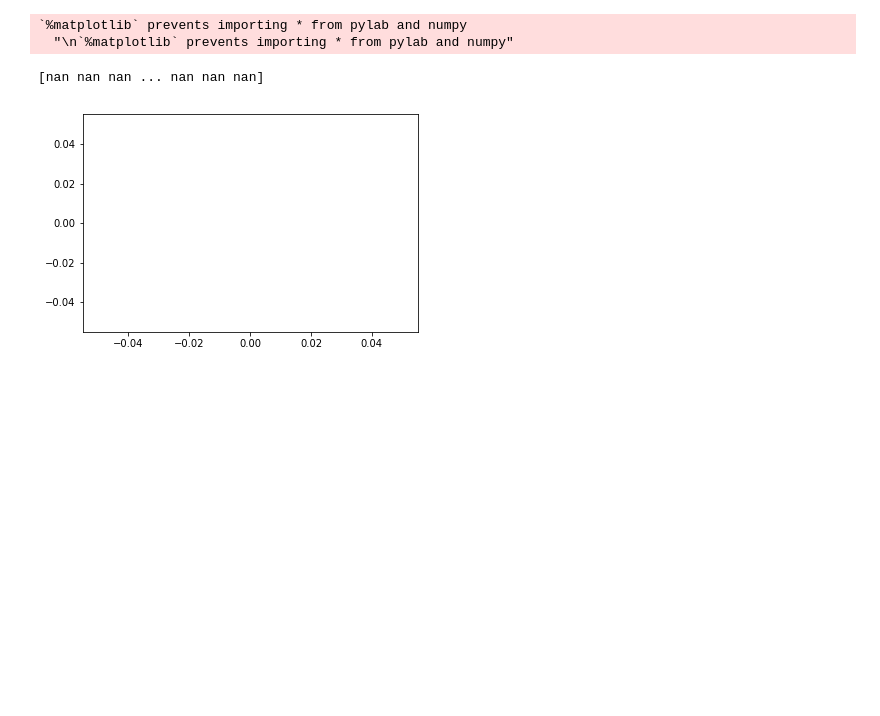
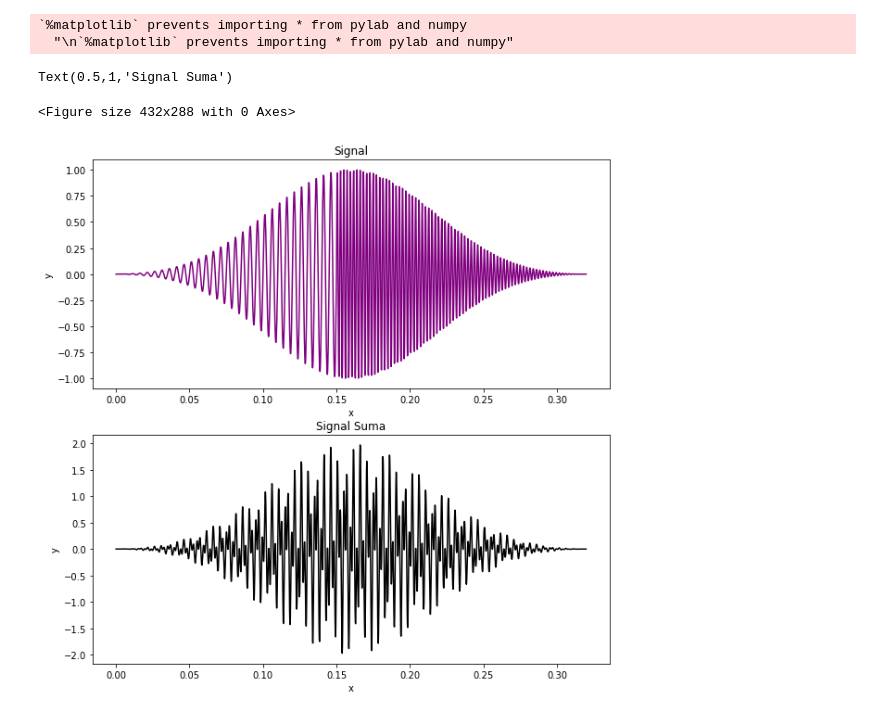
Before and after one commit to camilogarzonrojas/GarzonCamilo_hw2, a Jupyter notebook: Untitled.ipynb, the cells around one changed output. Saved outputs shown, nothing was run; the diff lists cells and outputs as text; code cells hidden in the pictures; blank space fills up the shorter version.

```diff
--- a/Untitled.ipynb
+++ b/Untitled.ipynb
@@ -8,15 +8,30 @@ from scipy.interpolate import interp1d
 Populating the interactive namespace from numpy and matplotlib
 `%matplotlib` prevents importing * from pylab and numpy
   "\n`%matplotlib` prevents importing * from pylab and numpy"
-# %%
-datos1=np.genfromtxt('signal.dat', unpack=True, delimiter=',')
-datos2=np.genfromtxt('signalSuma.dat', unpack=True, delimiter=',')
-print(datos1[1:])
-
-plt.figure()
-plt.plot(datos1)
-plt.plot(datos2)
-plt.show()
-# %% [output]
-[nan nan nan ... nan nan nan]
-[figure, removed]
+# %%
+x1,y1=np.genfromtxt('signal.dat', unpack=True)
+x2,y2=np.genfromtxt('signalSuma.dat', unpack=True)
+
+#Se cargan y almacenan los datos de los archivos
+x1,y1=np.genfromtxt('signal.dat', unpack=True) #Archivo con ondas separadas
+x2,y2=np.genfromtxt('signalSuma.dat', unpack=True) #Archivo con la suma de las ondas
+
+#Se hacen subplots de los datos originales
+plt.figure()
+fig,ax=plt.subplots(2,1,figsize=(10,10))
+ax[0].plot(x1,y1,c='purple')
+ax[1].plot(x2,y2,c='black')
+
+ax[0].set_xlabel('x')
+ax[0].set_ylabel('y')
+ax[1].set_xlabel('x')
+ax[1].set_ylabel('y')
+
+ax[0].set_title('Signal')
+ax[1].set_title('Signal Suma')
+#plt.savefig('GarzonCamilo_signal.pdf')
+#plt.close()
+# %% [output]
+Text(0.5,1,'Signal Suma')
+<Figure size 432x288 with 0 Axes>
+[figure, added]
```
Also changed, not shown: parts of 3 cells of this notebook, 2 other files.
